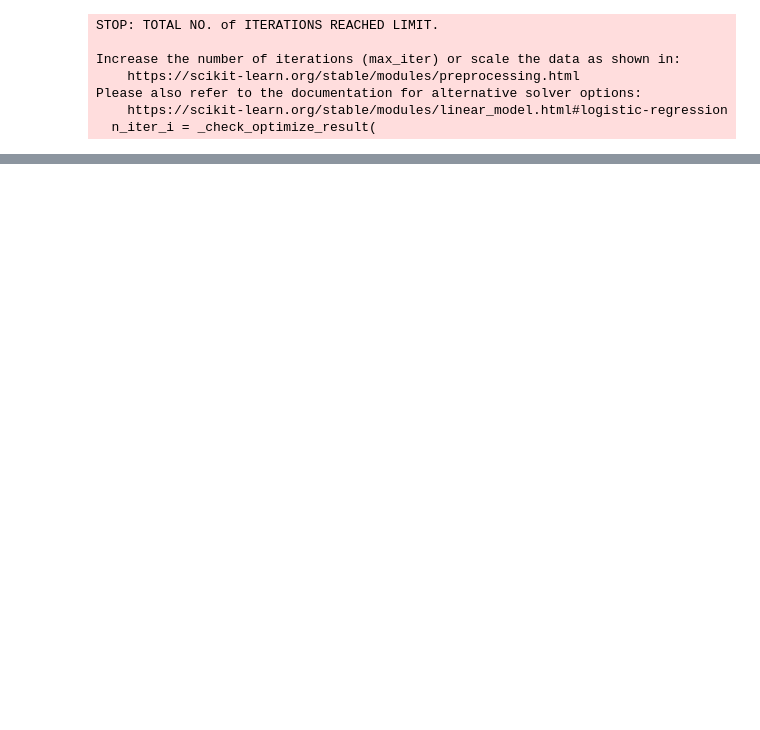
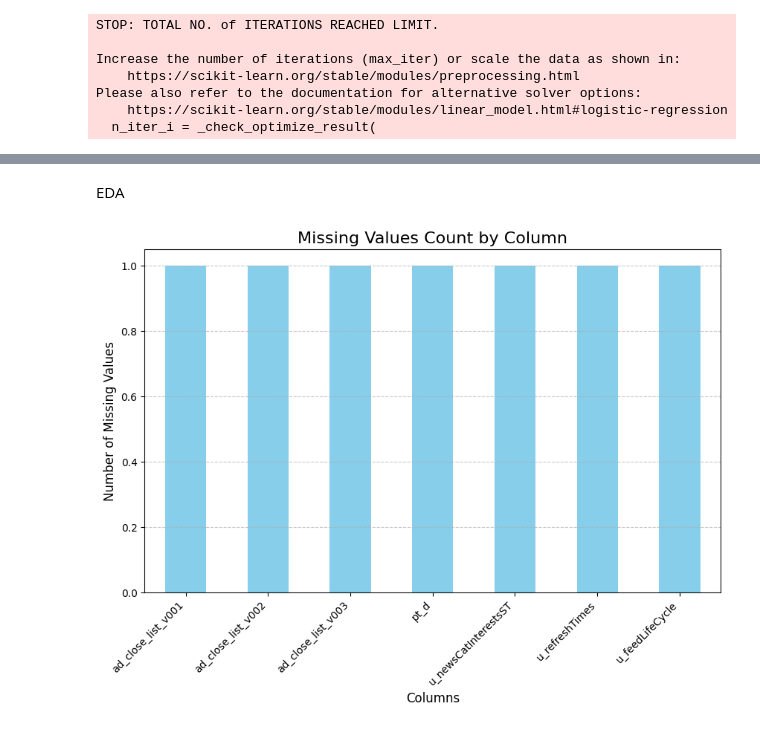
Before and after one commit to ohsono/stats414, a Jupyter notebook: stat414_midterm.ipynb, the cells around one changed output, grey strips where cells are left out. Saved outputs shown, nothing was run; the diff lists cells and outputs as text; code cells hidden in the pictures; blank space fills up the shorter version.

```diff
--- a/stat414_midterm.ipynb
+++ b/stat414_midterm.ipynb
@@ -228,0 +310,20 @@ plt.show()
+# %% [markdown]
+EDA
+# %%
+
+missing_values = train_ads.isnull().sum()
+
+# Filter columns with missing values
+missing_values = missing_values[missing_values > 0]
+
+# Plot a bar chart
+plt.figure(figsize=(10, 6))
+missing_values.plot(kind='bar', color='skyblue')
+plt.title('Missing Values Count by Column', fontsize=16)
+plt.xlabel('Columns', fontsize=12)
+plt.ylabel('Number of Missing Values', fontsize=12)
+plt.xticks(rotation=45, ha='right')
+plt.grid(axis='y', linestyle='--', alpha=0.7)
+plt.show()
+# %% [output]
+[figure, added]
```
Also changed, not shown: parts of 35 cells of this notebook.
